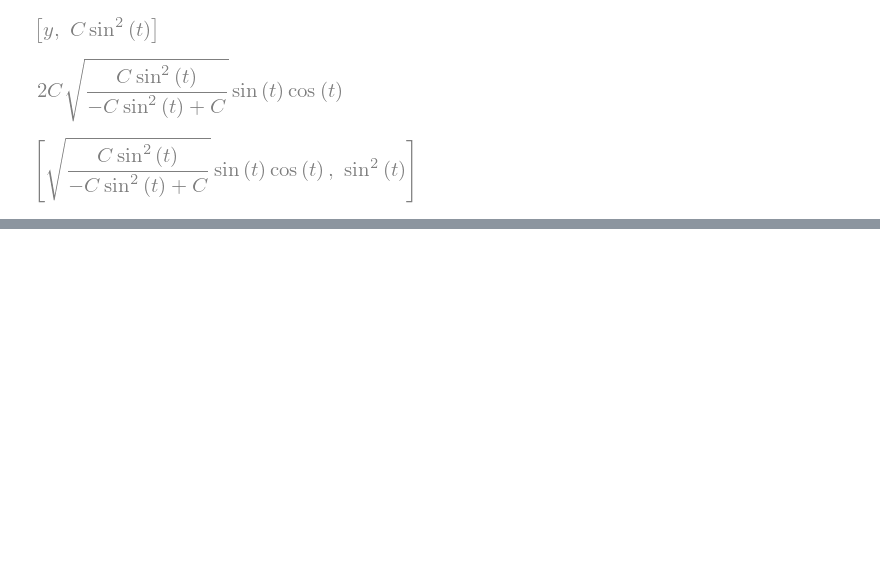
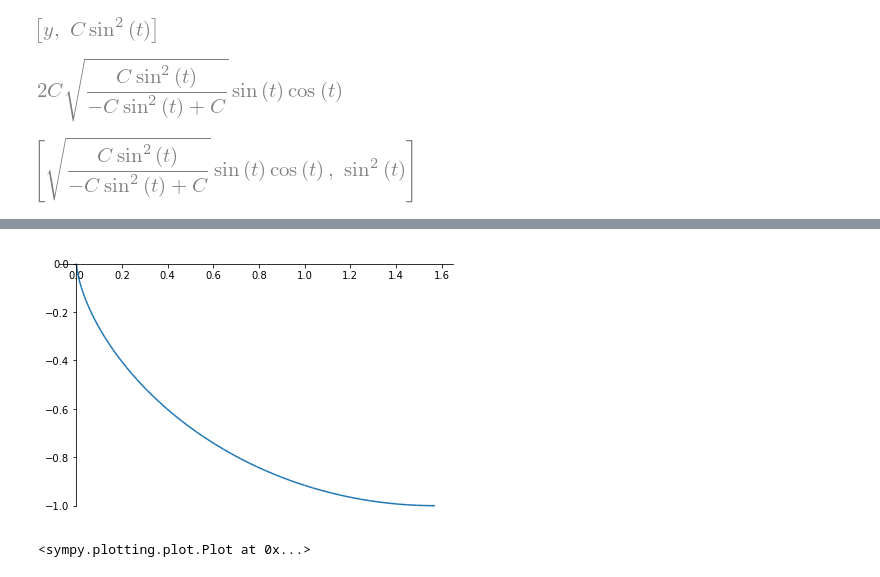
Before and after one commit to cnkndmr/brachistochrone-problem, a Jupyter notebook: shortest_path.ipynb, the cells around one changed output, grey strips where cells are left out. Drawn from its saved outputs; the diff is of its cells as text; code cells hidden in the pictures; blank space fills up the shorter version.

```diff
--- a/shortest_path.ipynb
+++ b/shortest_path.ipynb
@@ -101,0 +115,7 @@ sol
+# %%
+import sympy.plotting as plt
+%matplotlib inline
+plt.plot_parametric(sol_set[0], -sol_set[1], (t, 0, pi))
+# %% [output]
+[figure, added]
+<sympy.plotting.plot.Plot at 0x...>
```
Also changed, not shown: parts of 5 cells of this notebook.
